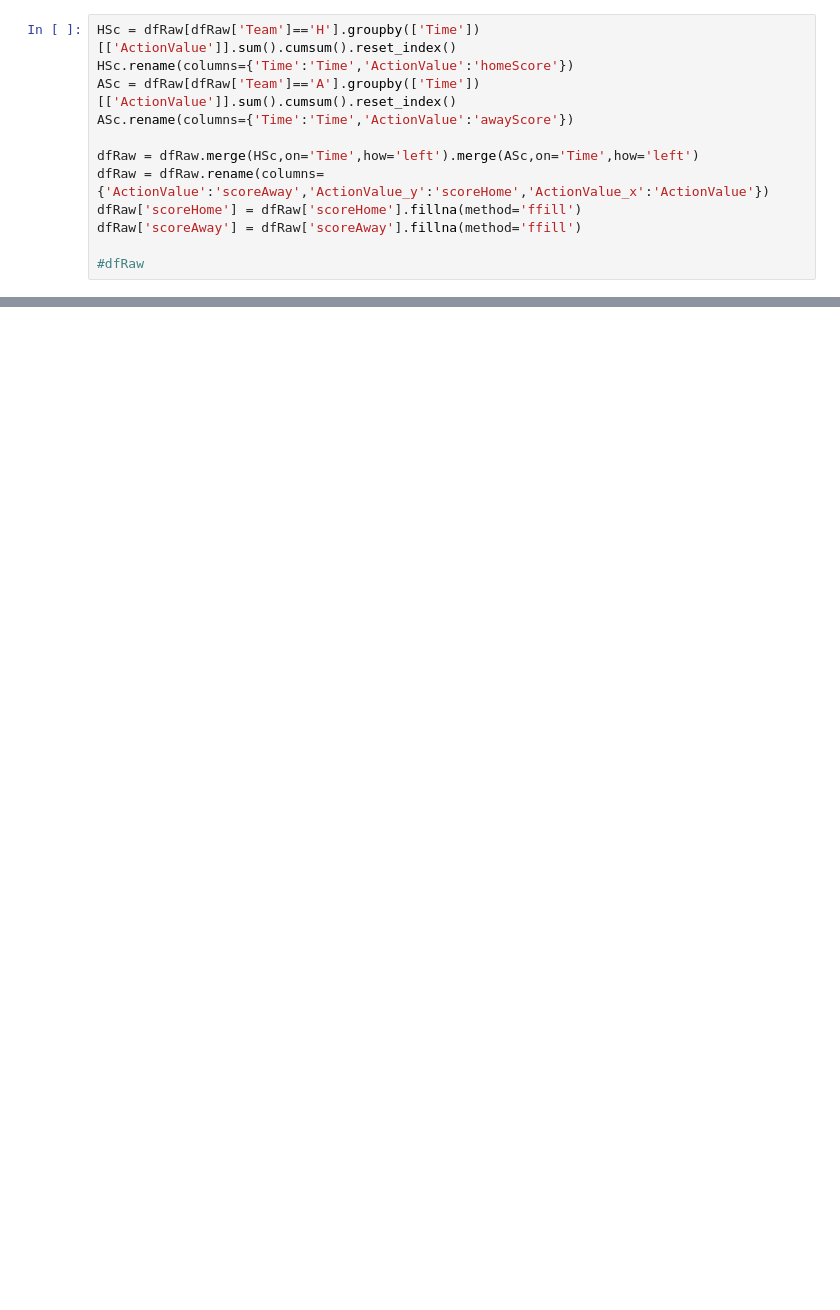
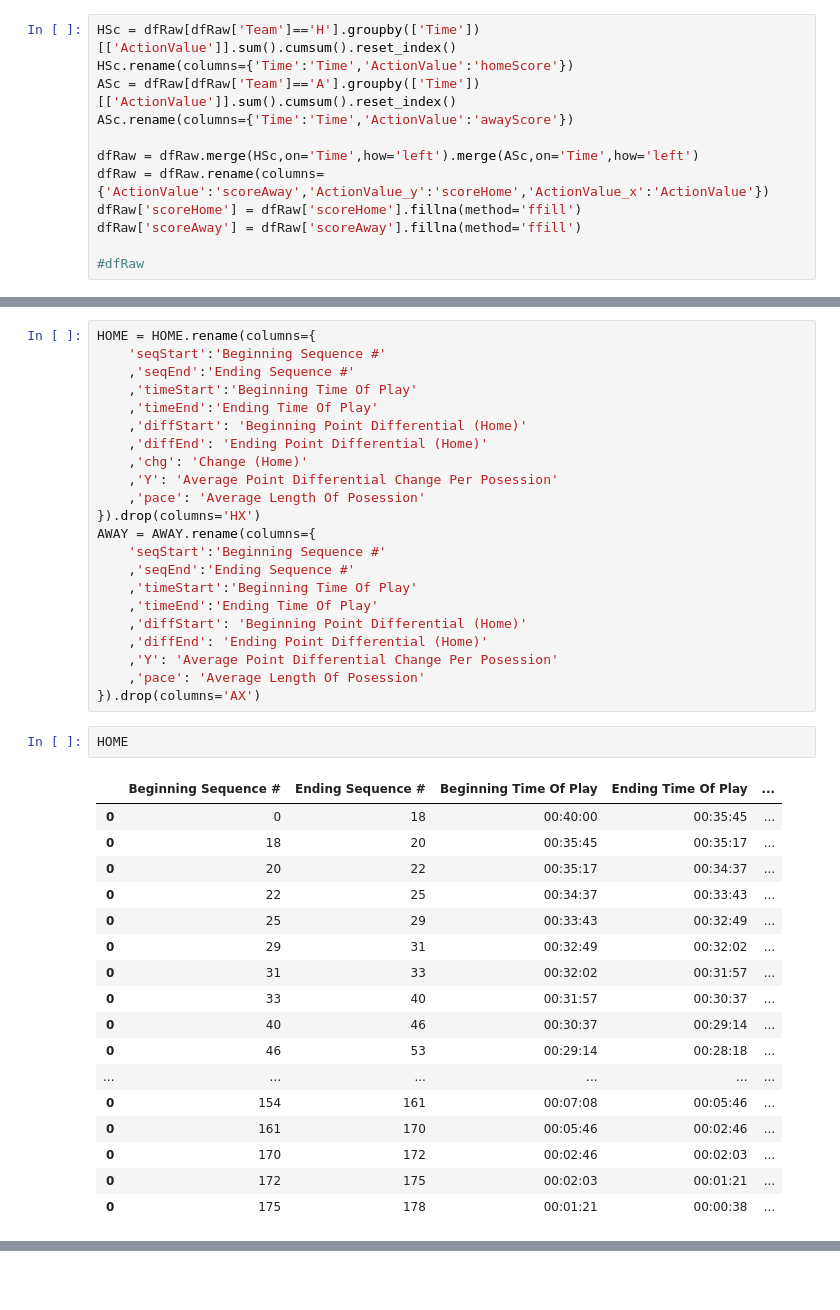
Before and after one commit to SamCD/Mean-Green-Scraper, a Jupyter notebook: Mean Green Scraper.ipynb, the cells around one changed output, grey strips where cells are left out. Cells and saved outputs as stored; diff of their text form; blank space fills up the shorter version.

```diff
--- a/Mean Green Scraper.ipynb
+++ b/Mean Green Scraper.ipynb
@@ -457,0 +667,42 @@ L.explode('AOF').sort_values(by='chg').to_csv(fName+'.csv')
+# %%
+HOME = HOME.rename(columns={
+    'seqStart':'Beginning Sequence #'
+    ,'seqEnd':'Ending Sequence #'
+    ,'timeStart':'Beginning Time Of Play'
+    ,'timeEnd':'Ending Time Of Play'
+    ,'diffStart': 'Beginning Point Differential (Home)'
+    ,'diffEnd': 'Ending Point Differential (Home)'
+    ,'chg': 'Change (Home)'
+    ,'Y': 'Average Point Differential Change Per Posession'
+    ,'pace': 'Average Length Of Posession'
+}).drop(columns='HX')
+AWAY = AWAY.rename(columns={
+    'seqStart':'Beginning Sequence #'
+    ,'seqEnd':'Ending Sequence #'
+    ,'timeStart':'Beginning Time Of Play'
+    ,'timeEnd':'Ending Time Of Play'
+    ,'diffStart': 'Beginning Point Differential (Home)'
+    ,'diffEnd': 'Ending Point Differential (Home)'
+    ,'Y': 'Average Point Differential Change Per Posession'
+    ,'pace': 'Average Length Of Posession'
+}).drop(columns='AX')
+# %%
+HOME
+# %% [output]
+|  | Beginning Sequence # | Ending Sequence # | Beginning Time Of Play | Ending Time Of Play | ... |
+| 0 | 0 | 18 | 00:40:00 | 00:35:45 | ... |
+| 0 | 18 | 20 | 00:35:45 | 00:35:17 | ... |
+| 0 | 20 | 22 | 00:35:17 | 00:34:37 | ... |
+| 0 | 22 | 25 | 00:34:37 | 00:33:43 | ... |
+| 0 | 25 | 29 | 00:33:43 | 00:32:49 | ... |
+| 0 | 29 | 31 | 00:32:49 | 00:32:02 | ... |
+| 0 | 31 | 33 | 00:32:02 | 00:31:57 | ... |
+| 0 | 33 | 40 | 00:31:57 | 00:30:37 | ... |
+| 0 | 40 | 46 | 00:30:37 | 00:29:14 | ... |
+| 0 | 46 | 53 | 00:29:14 | 00:28:18 | ... |
+| ... | ... | ... | ... | ... | ... |
+| 0 | 154 | 161 | 00:07:08 | 00:05:46 | ... |
+| 0 | 161 | 170 | 00:05:46 | 00:02:46 | ... |
+| 0 | 170 | 172 | 00:02:46 | 00:02:03 | ... |
+| 0 | 172 | 175 | 00:02:03 | 00:01:21 | ... |
+| 0 | 175 | 178 | 00:01:21 | 00:00:38 | ... |
```
Also changed, not shown: parts of 13 cells of this notebook.
